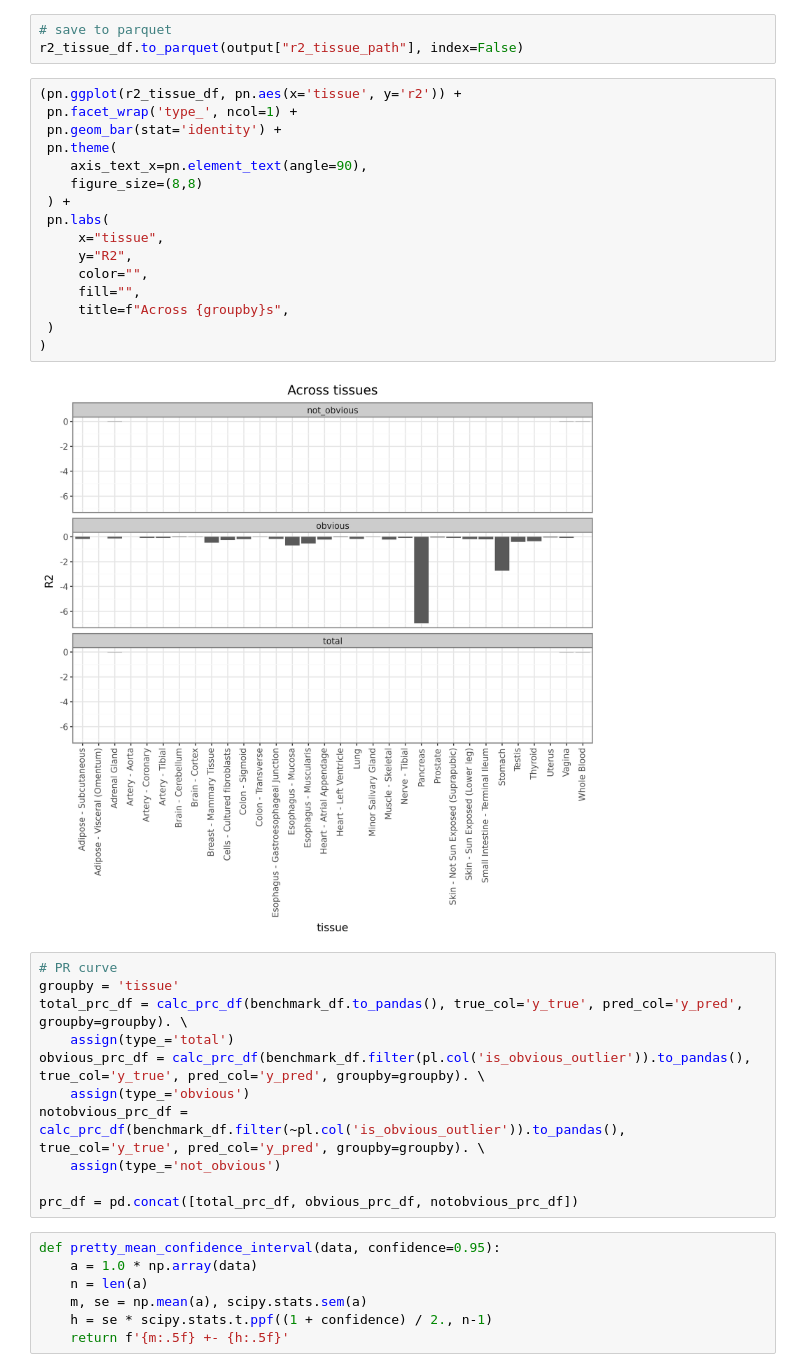
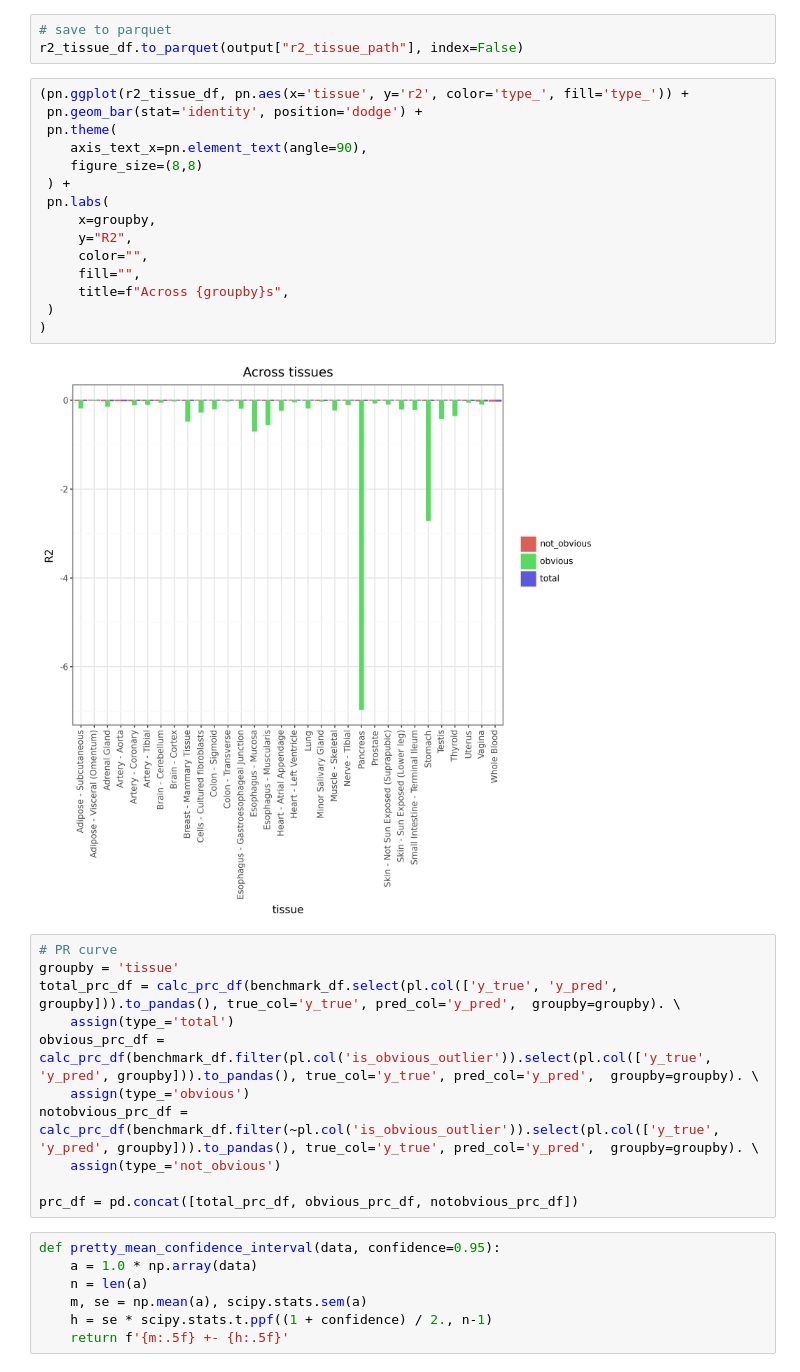
Before and after one commit to gtsitsiridis/kipoi_veff_analysis, a Jupyter notebook: workflow/notebooks/evaluation.py.ipynb, the cells around one changed output. Saved outputs shown, nothing was run; the diff lists cells and outputs as text.

```diff
--- a/workflow/notebooks/evaluation.py.ipynb
+++ b/workflow/notebooks/evaluation.py.ipynb
@@ -241,31 +239,30 @@ r2_tissue_df = pd.concat([r2_tissue_df, r2_obv_tissue_df])
 # save to parquet
 r2_tissue_df.to_parquet(output["r2_tissue_path"], index=False)
 # %%
-(pn.ggplot(r2_tissue_df, pn.aes(x='tissue', y='r2')) +
- pn.facet_wrap('type_', ncol=1) +
- pn.geom_bar(stat='identity') +
+(pn.ggplot(r2_tissue_df, pn.aes(x='tissue', y='r2', color='type_', fill='type_')) +
+ pn.geom_bar(stat='identity', position='dodge') +
  pn.theme(
     axis_text_x=pn.element_text(angle=90),
     figure_size=(8,8)
  ) +
  pn.labs(
-     x="tissue",
+     x=groupby,
      y="R2",
      color="",
      fill="",
      title=f"Across {groupby}s",
  )
 )
 # %% [output]
-[figure, old version]
+[figure, new version]
 # %%
 # PR curve
 groupby = 'tissue'
-total_prc_df = calc_prc_df(benchmark_df.to_pandas(), true_col='y_true', pred_col='y_pred', groupby=groupby). \
+total_prc_df = calc_prc_df(benchmark_df.select(pl.col(['y_true', 'y_pred', groupby])).to_pandas(), true_col='y_true', pred_col='y_pred',  groupby=groupby). \
     assign(type_='total')
-obvious_prc_df = calc_prc_df(benchmark_df.filter(pl.col('is_obvious_outlier')).to_pandas(), true_col='y_true', pred_col='y_pred', groupby=groupby). \
+obvious_prc_df = calc_prc_df(benchmark_df.filter(pl.col('is_obvious_outlier')).select(pl.col(['y_true', 'y_pred', groupby])).to_pandas(), true_col='y_true', pred_col='y_pred',  groupby=groupby). \
     assign(type_='obvious')
-notobvious_prc_df = calc_prc_df(benchmark_df.filter(~pl.col('is_obvious_outlier')).to_pandas(), true_col='y_true', pred_col='y_pred', groupby=groupby). \
+notobvious_prc_df = calc_prc_df(benchmark_df.filter(~pl.col('is_obvious_outlier')).select(pl.col(['y_true', 'y_pred', groupby])).to_pandas(), true_col='y_true', pred_col='y_pred',  groupby=groupby). \
     assign(type_='not_obvious')
 
 prc_df = pd.concat([total_prc_df, obvious_prc_df, notobvious_prc_df])
```
Also changed, not shown: parts of 8 cells of this notebook, 1 other file.
